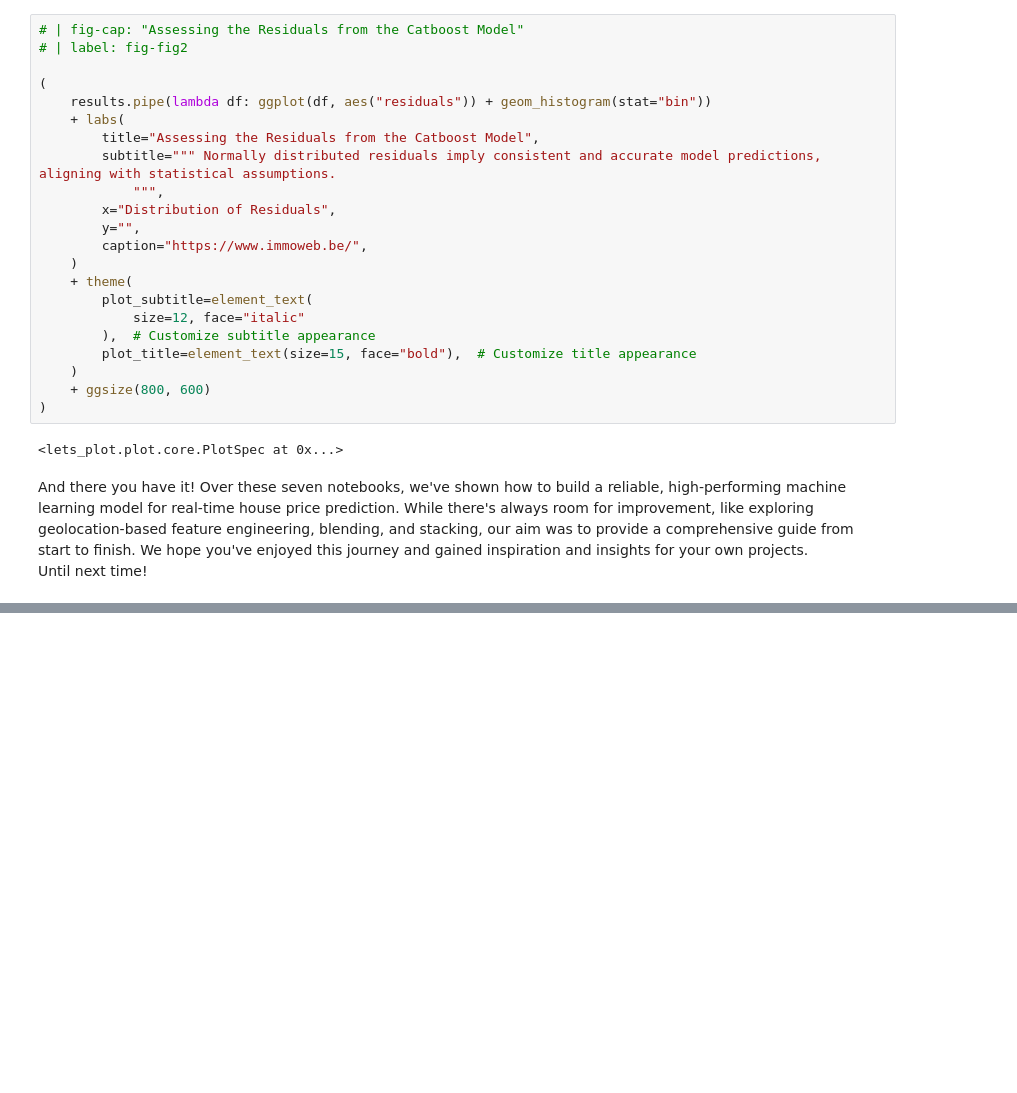
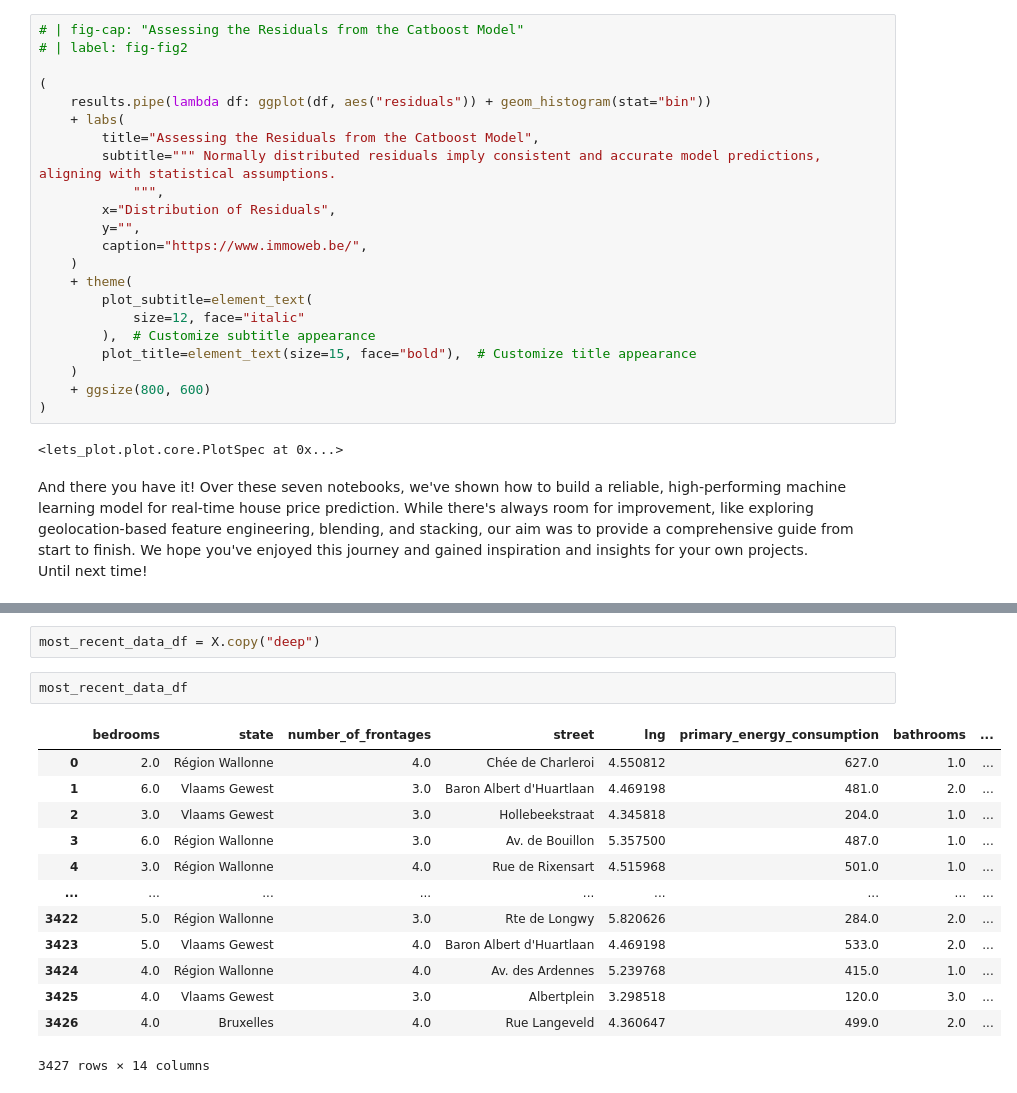
Before and after one commit to adamcseresznye/Belgian-House-Price-Predictor, a Jupyter notebook: notebooks/NB_7_ACs_Fine_tuning.ipynb, the cells around one changed output, grey strips where cells are left out. Drawn from its saved outputs; the diff is of its cells as text; blank space fills up the shorter version.

```diff
--- a/notebooks/NB_7_ACs_Fine_tuning.ipynb
+++ b/notebooks/NB_7_ACs_Fine_tuning.ipynb
@@ -439,0 +462,18 @@ Until next time!
+# %%
+most_recent_data_df = X.copy("deep")
+# %%
+most_recent_data_df
+# %% [output]
+|  | bedrooms | state | number_of_frontages | street | lng | primary_energy_consumption | bathrooms | ... |
+| 0 | 2.0 | Région Wallonne | 4.0 | Chée de Charleroi | 4.550812 | 627.0 | 1.0 | ... |
+| 1 | 6.0 | Vlaams Gewest | 3.0 | Baron Albert d'Huartlaan | 4.469198 | 481.0 | 2.0 | ... |
+| 2 | 3.0 | Vlaams Gewest | 3.0 | Hollebeekstraat | 4.345818 | 204.0 | 1.0 | ... |
+| 3 | 6.0 | Région Wallonne | 3.0 | Av. de Bouillon | 5.357500 | 487.0 | 1.0 | ... |
+| 4 | 3.0 | Région Wallonne | 4.0 | Rue de Rixensart | 4.515968 | 501.0 | 1.0 | ... |
+| ... | ... | ... | ... | ... | ... | ... | ... | ... |
+| 3422 | 5.0 | Région Wallonne | 3.0 | Rte de Longwy | 5.820626 | 284.0 | 2.0 | ... |
+| 3423 | 5.0 | Vlaams Gewest | 4.0 | Baron Albert d'Huartlaan | 4.469198 | 533.0 | 2.0 | ... |
+| 3424 | 4.0 | Région Wallonne | 4.0 | Av. des Ardennes | 5.239768 | 415.0 | 1.0 | ... |
+| 3425 | 4.0 | Vlaams Gewest | 3.0 | Albertplein | 3.298518 | 120.0 | 3.0 | ... |
+| 3426 | 4.0 | Bruxelles | 4.0 | Rue Langeveld | 4.360647 | 499.0 | 2.0 | ... |
+3427 rows × 14 columns
```
Also changed, not shown: parts of 5 cells of this notebook, 14 other files.
